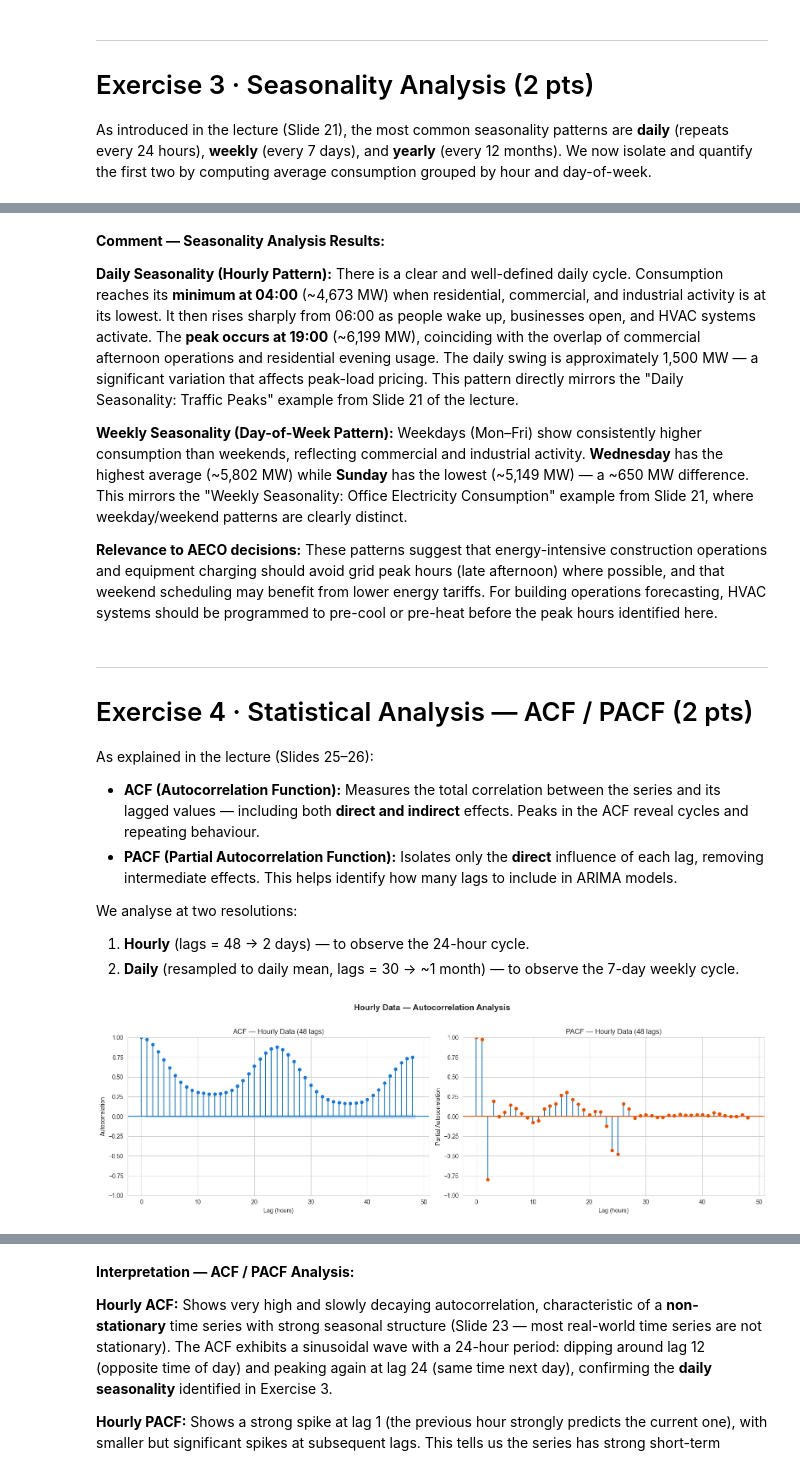
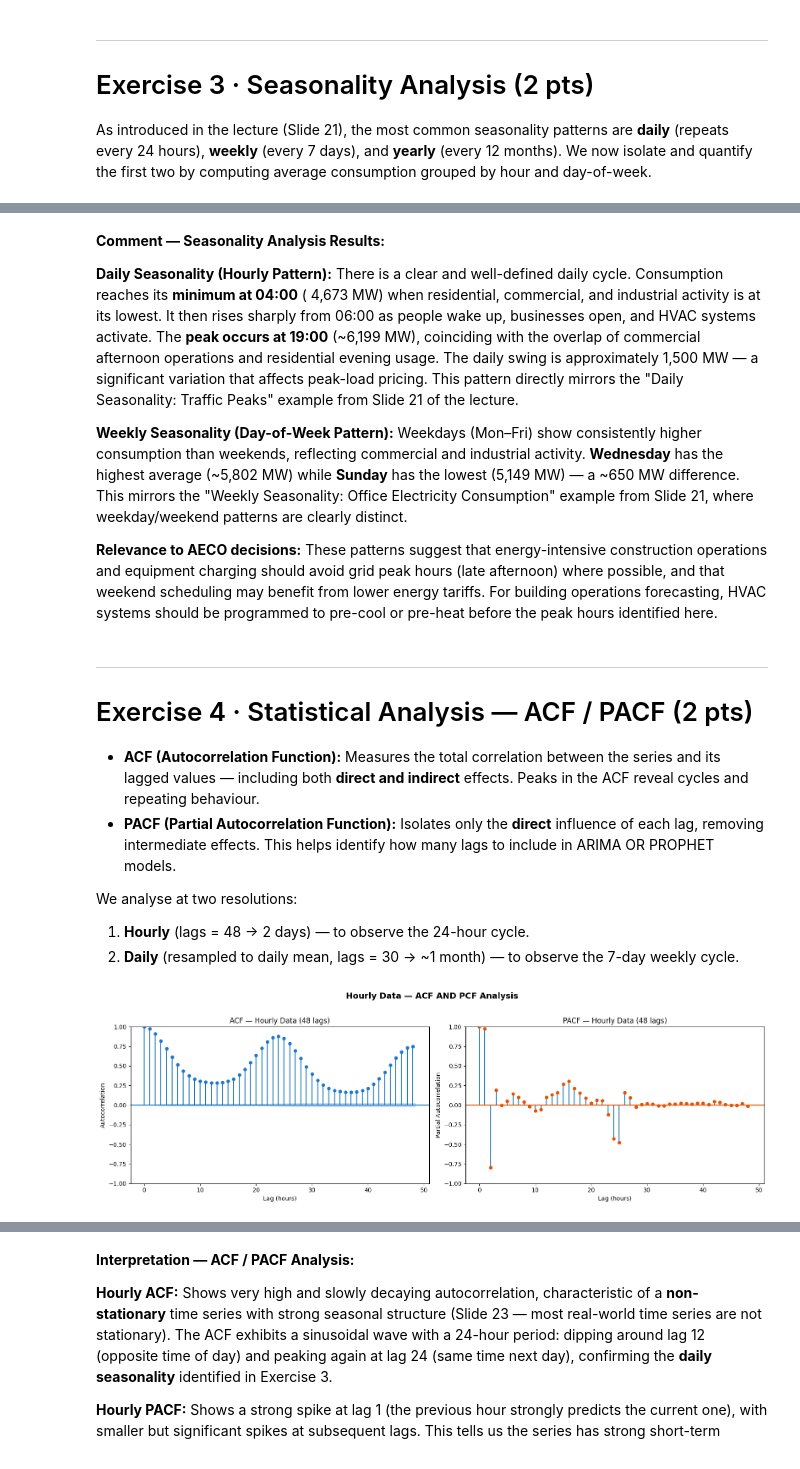
Before and after one commit to markshanehaines-ZIG/timeseries-group5, a Jupyter notebook: notebooks/MAICEN_1125_M5_U1_Group_5_Assignment.ipynb, the cells around one changed output, grey strips where cells are left out. Cells and saved outputs as stored; diff of their text form; code cells hidden in the pictures.

Commit message:
#updated few codes and adjusted plot style

```diff
--- a/notebooks/MAICEN_1125_M5_U1_Group_5_Assignment.ipynb
+++ b/notebooks/MAICEN_1125_M5_U1_Group_5_Assignment.ipynb
@@ -214,6 +225,25 @@ As discussed in the lecture (Slides 19–21), time series contain multiple compo
 # %%
 # --- Plot 1: Single Day (24 hours) ---
 # Summer Wednesday — typically a high-consumption day with a clear daily cycle
+
+# --- BEGIN FIX: Data Loading and Preprocessing for 'df' ---
+import pandas as pd
+import matplotlib.pyplot as plt
+import matplotlib.dates as mdates
+
+df_raw = pd.read_csv('https://raw.githubusercontent.com/markshanehaines-ZIG/timeseries-group5/main/data/PJMW_hourly.csv')
+
+df = df_raw.copy()
+df['Datetime'] = pd.to_datetime(df['Datetime'])
+df = df.set_index('Datetime')
+df = df.sort_index()
+df = df.groupby(df.index).mean()
+full_range = pd.date_range(start=df.index.min(), end=df.index.max(), freq='h')
+df = df.reindex(full_range)
+df.index.name = 'Datetime'
+df['PJMW_MW'] = df['PJMW_MW'].interpolate(method='linear')
+# --- END FIX ---
+
 sample_day = df.loc['2016-07-13']
 
 fig, ax = plt.subplots(figsize=(14, 5))
@@ -225,6 +255,5 @@ ax.xaxis.set_major_formatter(mdates.DateFormatter('%H:%M'))
 ax.xaxis.set_major_locator(mdates.HourLocator(interval=2))
 plt.xticks(rotation=45)
 plt.tight_layout()
-plt.savefig('../results/exx_01.png', bbox_inches='tight', dpi=300)
 plt.show()
 # %% [output]
@@ -337,43 +456,44 @@ Weekday-weekend difference: 533 MW
 **Comment — Seasonality Analysis Results:**
 
 **Daily Seasonality (Hourly Pattern):**
-There is a clear and well-defined daily cycle. Consumption reaches its **minimum at 04:00** (~4,673 MW) when residential, commercial, and industrial activity is at its lowest. It then rises sharply from 06:00 as people wake up, businesses open, and HVAC systems activate. The **peak occurs at 19:00** (~6,199 MW), coinciding with the overlap of commercial afternoon operations and residential evening usage. The daily swing is approximately 1,500 MW — a significant variation that affects peak-load pricing. This pattern directly mirrors the "Daily Seasonality: Traffic Peaks" example from Slide 21 of the lecture.
+There is a clear and well-defined daily cycle. Consumption reaches its **minimum at 04:00** ( 4,673 MW) when residential, commercial, and industrial activity is at its lowest. It then rises sharply from 06:00 as people wake up, businesses open, and HVAC systems activate. The **peak occurs at 19:00** (~6,199 MW), coinciding with the overlap of commercial afternoon operations and residential evening usage. The daily swing is approximately 1,500 MW — a significant variation that affects peak-load pricing. This pattern directly mirrors the "Daily Seasonality: Traffic Peaks" example from Slide 21 of the lecture.
 
 **Weekly Seasonality (Day-of-Week Pattern):**
-Weekdays (Mon–Fri) show consistently higher consumption than weekends, reflecting commercial and industrial activity. **Wednesday** has the highest average (~5,802 MW) while **Sunday** has the lowest (~5,149 MW) — a ~650 MW difference. This mirrors the "Weekly Seasonality: Office Electricity Consumption" example from Slide 21, where weekday/weekend patterns are clearly distinct.
+Weekdays (Mon–Fri) show consistently higher consumption than weekends, reflecting commercial and industrial activity. **Wednesday** has the highest average (~5,802 MW) while **Sunday** has the lowest (5,149 MW) — a ~650 MW difference. This mirrors the "Weekly Seasonality: Office Electricity Consumption" example from Slide 21, where weekday/weekend patterns are clearly distinct.
 
 **Relevance to AECO decisions:** These patterns suggest that energy-intensive construction operations and equipment charging should avoid grid peak hours (late afternoon) where possible, and that weekend scheduling may benefit from lower energy tariffs. For building operations forecasting, HVAC systems should be programmed to pre-cool or pre-heat before the peak hours identified here.
 # %% [markdown]
 ---
 # Exercise 4 · Statistical Analysis — ACF / PACF (2 pts)
 
-As explained in the lecture (Slides 25–26):
+
 - **ACF (Autocorrelation Function):** Measures the total correlation between the series and its lagged values — including both **direct and indirect** effects. Peaks in the ACF reveal cycles and repeating behaviour.
-- **PACF (Partial Autocorrelation Function):** Isolates only the **direct** influence of each lag, removing intermediate effects. This helps identify how many lags to include in ARIMA models.
+- **PACF (Partial Autocorrelation Function):** Isolates only the **direct** influence of each lag, removing intermediate effects. This helps identify how many lags to include in ARIMA OR PROPHET models.
 
 We analyse at two resolutions:
 1. **Hourly** (lags = 48 → 2 days) — to observe the 24-hour cycle.
 2. **Daily** (resampled to daily mean, lags = 30 → ~1 month) — to observe the 7-day weekly cycle.
 # %%
+from statsmodels.graphics.tsaplots import plot_acf, plot_pacf
+
 # --- Hourly ACF and PACF (lags = 48) ---
 fig, axes = plt.subplots(1, 2, figsize=(16, 5))
 
 plot_acf(df['PJMW_MW'], lags=48, ax=axes[0], color='#1976D2',
          title='ACF — Hourly Data (48 lags)')
 axes[0].set_xlabel('Lag (hours)')
 axes[0].set_ylabel('Autocorrelation')
 
 plot_pacf(df['PJMW_MW'], lags=48, ax=axes[1], color='#E65100',
           title='PACF — Hourly Data (48 lags)', method='ywm')
 axes[1].set_xlabel('Lag (hours)')
 axes[1].set_ylabel('Partial Autocorrelation')
 
-plt.suptitle('Hourly Data — Autocorrelation Analysis', fontsize=14, fontweight='bold', y=1.02)
+plt.suptitle('Hourly Data — ACF AND PCF Analysis', fontsize=14, fontweight='bold', y=1.02)
 plt.tight_layout()
-plt.savefig('../results/ex4_06.png', bbox_inches='tight', dpi=300)
 plt.show()
 # %% [output]
-[figure, old version]
+[figure, new version]
 # %%
 # --- Daily ACF and PACF (lags = 30) ---
 df_daily = df.resample('D').mean()
```
Also changed, not shown: parts of 62 cells of this notebook.
